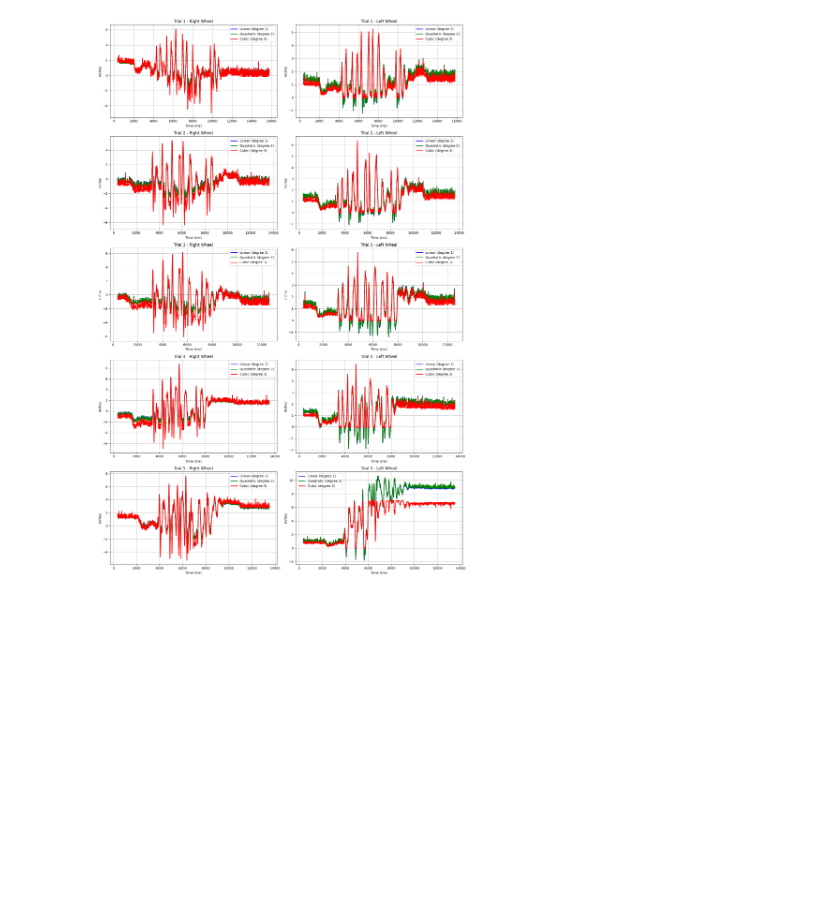
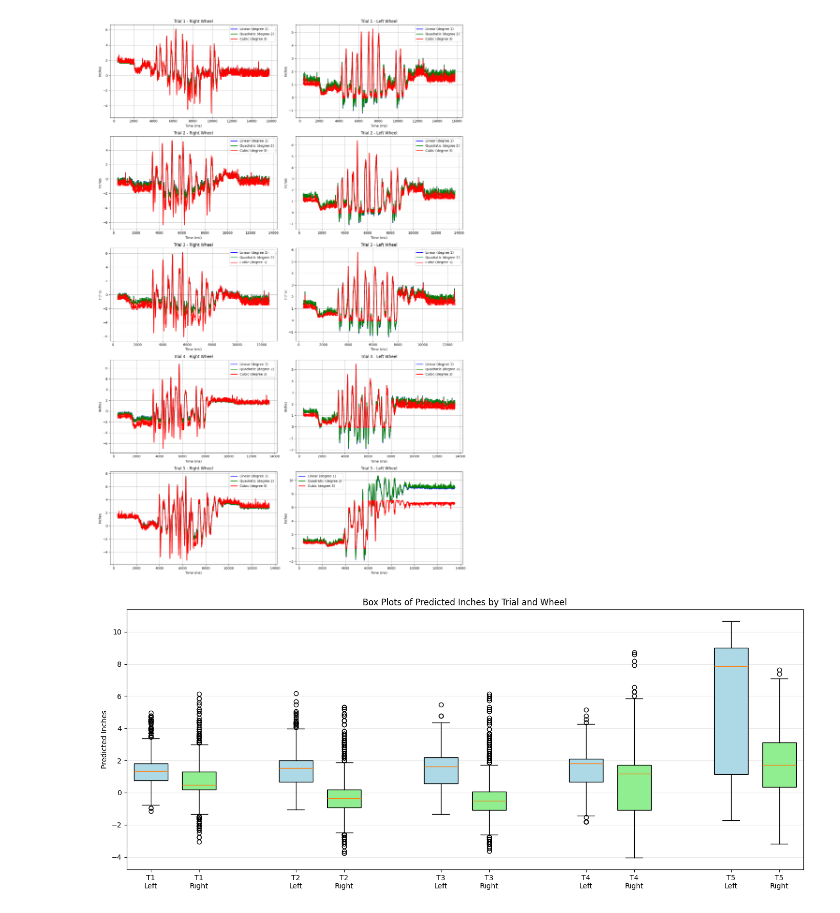
Before and after one commit to TR-Baja/baja-data-processing, a Jupyter notebook: suspnension_volt_conersion/convert.ipynb, the cells around one changed output. Cells and saved outputs as stored; diff of their text form; code cells hidden in the pictures; blank space fills up the shorter version.

```diff
--- a/suspnension_volt_conersion/convert.ipynb
+++ b/suspnension_volt_conersion/convert.ipynb
@@ -347,3 +347,84 @@ plt.show()
 # %% [output]
 [figure]
 [figure]
+# %%
+import pandas as pd
+import matplotlib.pyplot as plt
+
+# Assumes these already exist:
+# fit_model(volts, inches, degree)
+# volt_to_inch(v, model)
+
+time_col = 'Interval|"ms"|0|0|1'
+
+wheel_info = {
+    "Right": {
+        "analog_col": 'Analog1|"Volts"|0.0|5.0|100',
+        "cal_file": 'calibration_data/rightWheelAN1.csv'
+    },
+    "Left": {
+        "analog_col": 'Analog3|"Volts"|0.0|5.0|100',
+        "cal_file": 'calibration_data/leftWheelAN3.csv'
+    }
+}
+
+
+wheel_models = {}
+
+for side, info in wheel_info.items():
+    df_cal = pd.read_csv(info["cal_file"])
+    inches = df_cal["Displacement (in)"]
+    volts = df_cal["Volts"]
+
+    # cubic model
+    model = fit_model(volts, inches, degree=2)
+    wheel_models[side] = model
+
+
+box_data = []
+positions = []
+labels = []
+
+# spacing:
+# for each trial, Left and Right are adjacent
+# leave a gap before the next trial
+pos = 1
+
+for trial_num in range(1, 6):
+    df_data = pd.read_csv(f"data/trial{trial_num}.csv")
+
+    for side in ["Left", "Right"]:
+        analog_col = wheel_info[side]["analog_col"]
+        volts_series = df_data[analog_col]
+
+        predicted_inches = [volt_to_inch(v, wheel_models[side]) for v in volts_series]
+
+        box_data.append(predicted_inches)
+        positions.append(pos)
+        labels.append(f"T{trial_num}\n{side}")
+        pos += 1
+
+    pos += 1  # extra gap between trials
+
+# ---------------------------
+# Make grouped box plots
+# ---------------------------
+plt.figure(figsize=(14, 6))
+bp = plt.boxplot(box_data, positions=positions, widths=0.7, patch_artist=True)
+
+# color left/right differently
+colors = []
+for trial_num in range(1, 6):
+    colors.extend(["lightblue", "lightgreen"])  # Left, Right
+
+for patch, color in zip(bp["boxes"], colors):
+    patch.set_facecolor(color)
+
+plt.xticks(positions, labels)
+plt.ylabel("Predicted Inches")
+plt.title("Box Plots of Predicted Inches by Trial and Wheel")
+plt.grid(True, axis='y', alpha=0.3)
+plt.tight_layout()
+plt.show()
+# %% [output]
+[figure, added]
```
Also changed, not shown: 1 other file.
